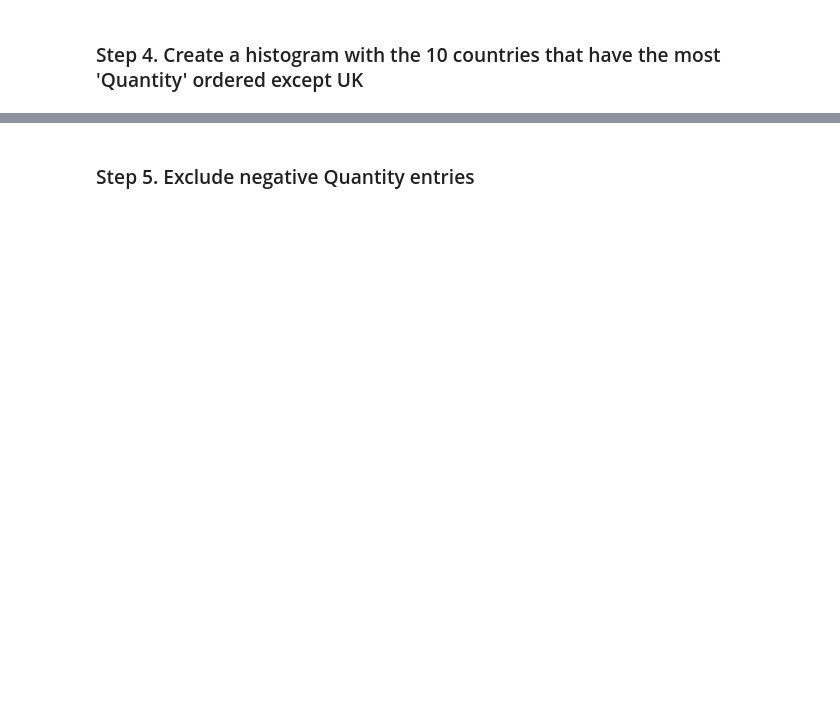
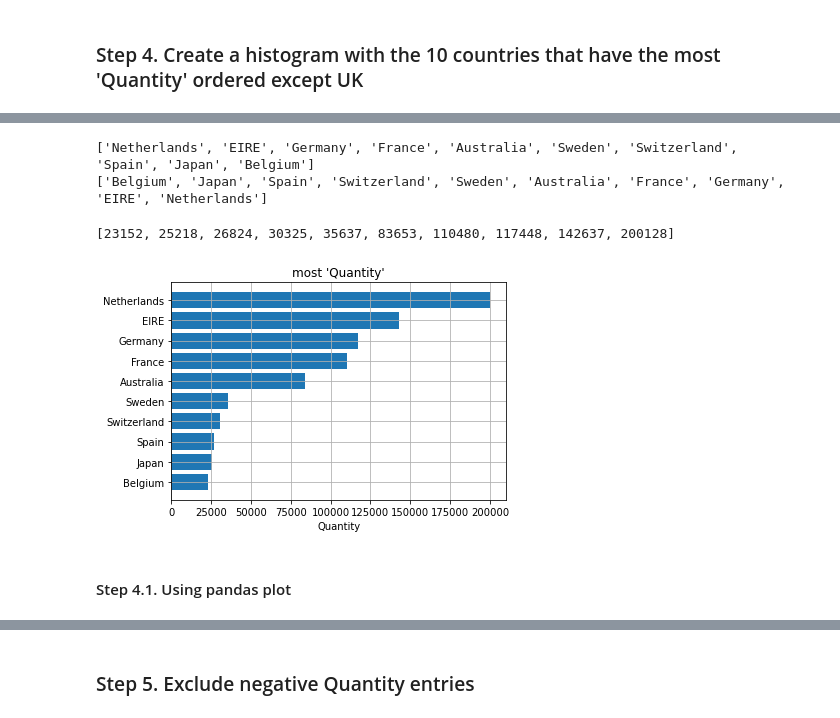
Before and after one commit to SGiuri/ML_PD-2122, a Jupyter notebook: ML_PD-03-PandasExercices/07_Visualization/Online_Retail/Exercises.ipynb, the cells around one changed output, grey strips where cells are left out. Saved outputs shown, nothing was run; the diff lists cells and outputs as text; code cells hidden in the pictures; blank space fills up the shorter version.

```diff
--- a/ML_PD-03-PandasExercices/07_Visualization/Online_Retail/Exercises.ipynb
+++ b/ML_PD-03-PandasExercices/07_Visualization/Online_Retail/Exercises.ipynb
@@ -15,0 +84,27 @@ Note: if you receive a utf-8 decode error, set `encoding = 'latin1'` in `pd.read
+# %%
+x_bar = list(x_bar)
+print(x_bar)
+x_bar.reverse()
+print(x_bar)
+# %% [output]
+['Netherlands', 'EIRE', 'Germany', 'France', 'Australia', 'Sweden', 'Switzerland', 'Spain', 'Japan', 'Belgium']
+['Belgium', 'Japan', 'Spain', 'Switzerland', 'Sweden', 'Australia', 'France', 'Germany', 'EIRE', 'Netherlands']
+# %%
+y_bar = list(y_bar)
+y_bar.reverse()
+# %%
+y_bar
+# %% [output]
+[23152, 25218, 26824, 30325, 35637, 83653, 110480, 117448, 142637, 200128]
+# %%
+plt.barh(x_bar, y_bar)
+
+plt.title("most 'Quantity'")
+plt.xlabel("Quantity")
+plt.grid(True)
+
+plt.show()
+# %% [output]
+[figure, added]
+# %% [markdown]
+#### Step 4.1.  Using pandas plot
```
Also changed, not shown: parts of 20 cells of this notebook, 3 other files.
